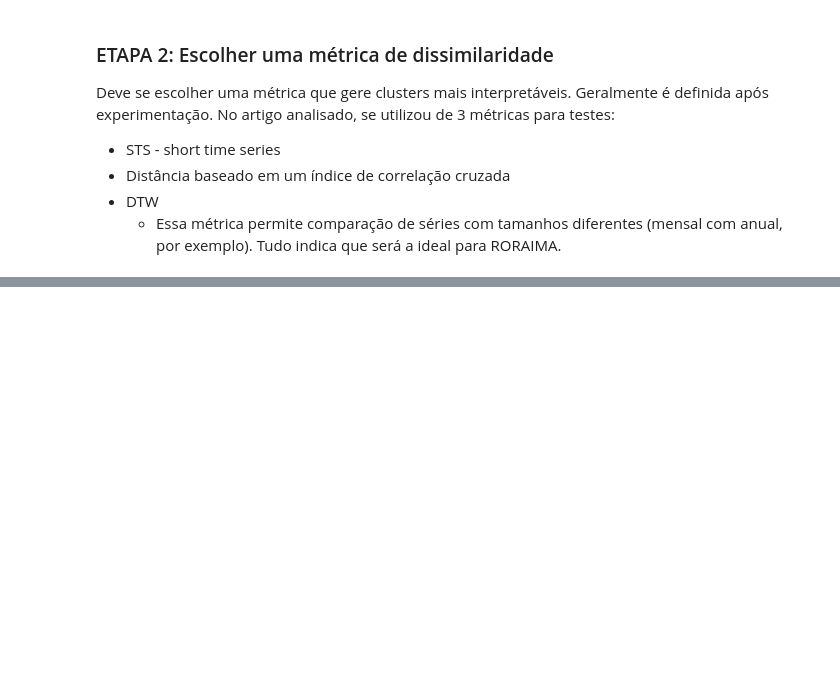
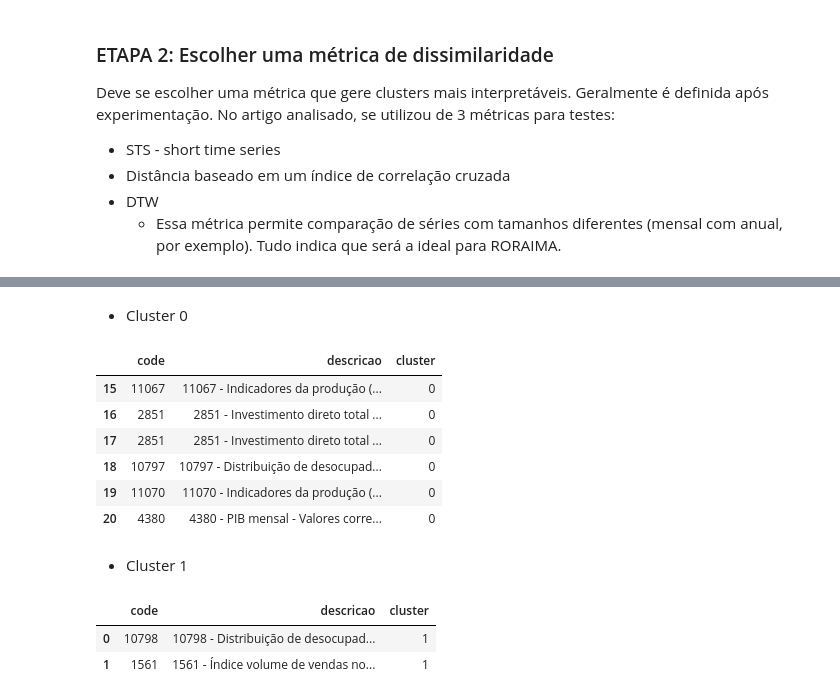
Before and after one commit to blamassa/ts-clustering, a Jupyter notebook: DTW Clustering.ipynb, the cells around one changed output, grey strips where cells are left out. Cells and saved outputs as stored; diff of their text form; code cells hidden in the pictures; blank space fills up the shorter version.

```diff
--- a/DTW Clustering.ipynb
+++ b/DTW Clustering.ipynb
@@ -73,0 +192,10 @@ $$dcum(i, j ) = d(qi, rj ) + min \{ dcum(i − 1, j − 1), dcum(i − 1, j ), d
+# %%
+resultados = pd.DataFrame()
+resultados['code'] = ts_names
+desc_list = []
+for file in list_files:
+    temp_df = pd.read_csv('./data/'+file, index_col=0)
+    desc = temp_df.columns[-1]
+    desc_list.append(desc)
+resultados['descricao'] = desc_list
+resultados['cluster'] = dissimilaridade_kmeans['cluster']
@@ -73,0 +206,22 @@ $$dcum(i, j ) = d(qi, rj ) + min \{ dcum(i − 1, j − 1), dcum(i − 1, j ), d
+# %%
+pd.set_option('max_colwidth', 1000)
+# %% [markdown]
+- Cluster 0
+# %%
+resultados[resultados['cluster'] == 0]
+# %% [output]
+|  | code | descricao | cluster |
+| 15 | 11067 | 11067 - Indicadores da produção (... | 0 |
+| 16 | 2851 | 2851 - Investimento direto total ... | 0 |
+| 17 | 2851 | 2851 - Investimento direto total ... | 0 |
+| 18 | 10797 | 10797 - Distribuição de desocupad... | 0 |
+| 19 | 11070 | 11070 - Indicadores da produção (... | 0 |
+| 20 | 4380 | 4380 - PIB mensal - Valores corre... | 0 |
+# %% [markdown]
+- Cluster 1
+# %%
+resultados[resultados['cluster'] == 1]
+# %% [output]
+|  | code | descricao | cluster |
+| 0 | 10798 | 10798 - Distribuição de desocupad... | 1 |
+| 1 | 1561 | 1561 - Índice volume de vendas no... | 1 |
```
Also changed, not shown: parts of 27 cells of this notebook.
